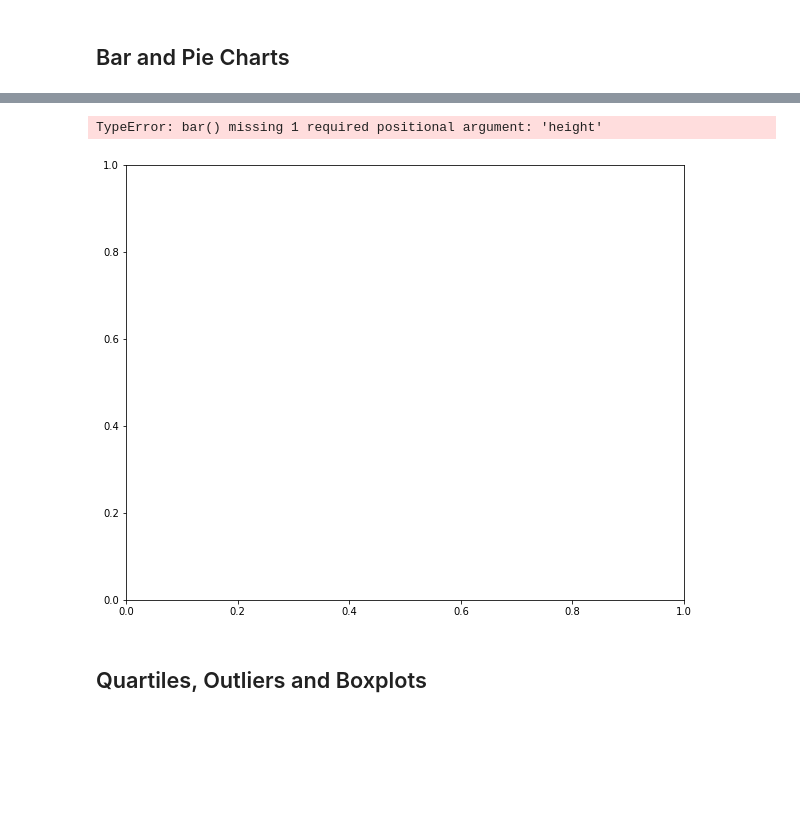
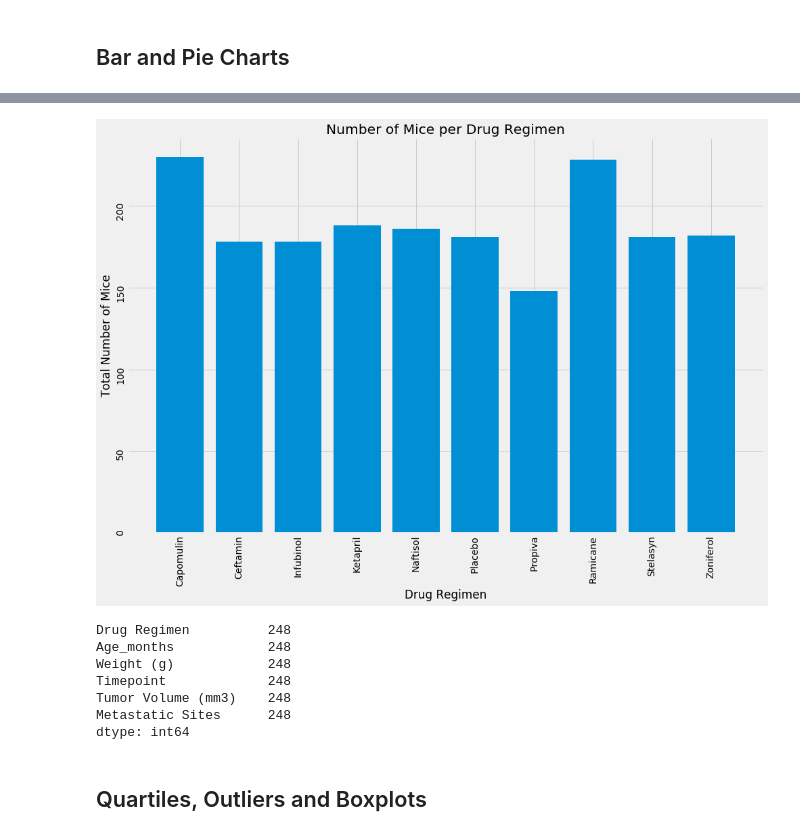
Before and after one commit to MichRisu/matplotlib-challenge, a Jupyter notebook: Pymaceuticals/pymaceuticals_starter.ipynb, the cells around one changed output, grey strips where cells are left out. Cells and saved outputs as stored; diff of their text form; code cells hidden in the pictures; blank space fills up the shorter version.

```diff
--- a/Pymaceuticals/pymaceuticals_starter.ipynb
+++ b/Pymaceuticals/pymaceuticals_starter.ipynb
@@ -6,6 +6,8 @@ import matplotlib.pyplot as plt
 import pandas as pd
 import scipy.stats as st
 import numpy as np
+
+plt.style.use('fivethirtyeight')
 
 # Study data files
 mouse_metadata_path = "data/Mouse_metadata.csv"
@@ -19,7 +21,7 @@ df_study_results = pd.read_csv(study_results_path)
 df_merged = pd.merge(df_mouse_metadata, df_study_results, on='Mouse ID')
 
 # Display the data table for preview
-df_merged
+df_merged.head()
 # %% [output]
 |  | Mouse ID | Drug Regimen | Sex | Age_months | Weight (g) | Timepoint | Tumor Volume (mm3) | ... |
 | 0 | k403 | Ramicane | Male | 21 | 16 | 0 | 45.000000 | ... |
@@ -140,8 +135,8 @@ df_tumor_summary.rename(columns={'mean': "Mean", 'median': "Median", 'var': "Var
 # %%
 # Generate a bar plot showing the total number of mice for each treatment throughout the course of the study using pandas.
 mice_per_drug = df_clean.groupby(['Drug Regimen']).count()['Mouse ID']
-mice_per_drug = mice_per_drug.sort_values()
-mice_per_drug.plot.bar(figsize=(10,8))
-#plt.ylabel("Total Number of Mice")
-#plt.title("Number of Mice per Drug Regimen")
+#mice_per_drug_sorted = mice_per_drug.sort_values()
+mice_bar = mice_per_drug.plot.bar(figsize=(15, 10));
+plt.ylabel("Total Number of Mice");
+plt.title("Number of Mice per Drug Regimen");
 # %% [output]
@@ -165,13 +144,34 @@ Name: Mouse ID, dtype: int64
 # %%
 # Generate a bar plot showing the total number of mice for each treatment throughout the course of the study using pyplot.
 
-fig, ax=plt.subplots(figsize=(10,8))
-ax.bar(mice_per_drug, )
+x_axis_drugs = np.arange(len(mice_per_drug))
+mice = df_clean.groupby(['Drug Regimen'])['Mouse ID'].count().tolist()
+
+fig1, ax1=plt.subplots(figsize=(15,10))
+ax1.bar(x_axis_drugs, mice, align='center');
+ax1.set(xlabel = "Drug Regimen",
+        ylabel = "Total Number of Mice",
+       title = "Number of Mice per Drug Regimen",
+       xticks = list(x_axis_drugs),
+       xticklabels = ["Capomulin", "Ceftamin", "Infubinol", "Ketapril", "Naftisol", "Placebo",
+                      "Propiva", "Ramicane", "Stelasyn", "Zoniferol"]);
+ax1.tick_params(labelrotation=90)
 # %% [output]
-TypeError: bar() missing 1 required positional argument: 'height'
-[figure, old version]
+[figure, new version]
 # %%
 # Generate a pie plot showing the distribution of female versus male mice using pandas
+gender_grp = df_clean.groupby(['Sex', 'Mouse ID']).count()
+#gender_grp = gender
+df_gender_grp = pd.DataFrame(gender_grp)
+df_gender_grp.count()
+# %% [output]
+Drug Regimen          248
+Age_months            248
+Weight (g)            248
+Timepoint             248
+Tumor Volume (mm3)    248
+Metastatic Sites      248
+dtype: int64
 # %%
 # Generate a pie plot showing the distribution of female versus male mice using pyplot
 # %% [markdown]
```
Also changed, not shown: parts of 4 cells of this notebook.
